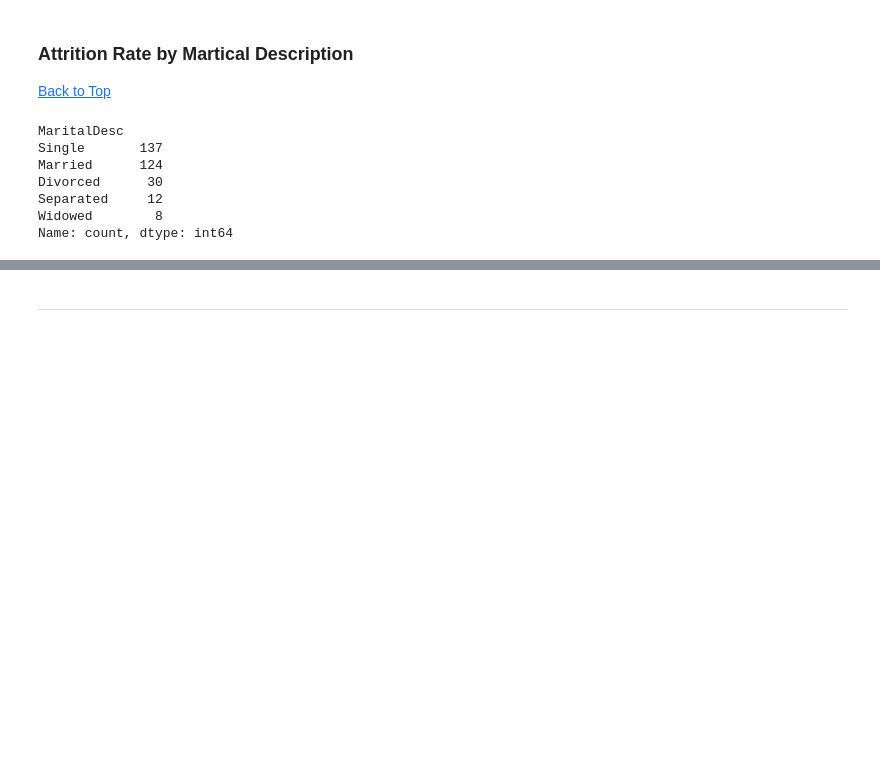
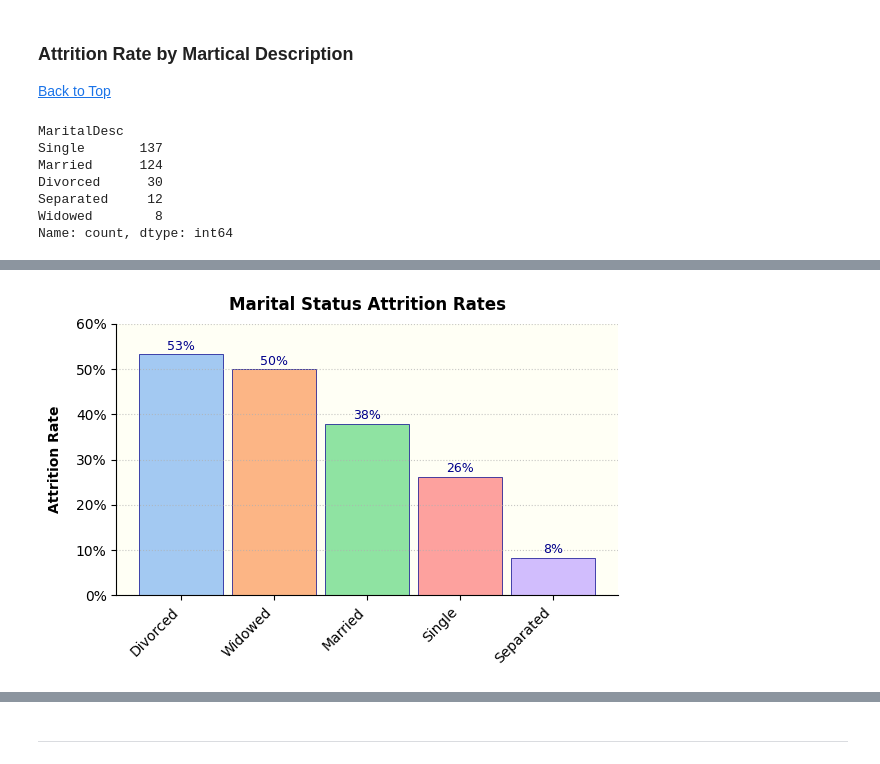
Before and after one commit to DanPkg/HR-Analytics-Insights-Project, a Jupyter notebook: human-resources-dataset-analysis-and-insights.ipynb, the cells around one changed output, grey strips where cells are left out. Saved outputs shown, nothing was run; the diff lists cells and outputs as text; code cells hidden in the pictures; blank space fills up the shorter version.

```diff
--- a/human-resources-dataset-analysis-and-insights.ipynb
+++ b/human-resources-dataset-analysis-and-insights.ipynb
@@ -3027,0 +3019,3 @@ Name: Termd, dtype: float64
+# %%
+marital_df = df.groupby('MaritalDesc')['Termd'].mean().reset_index(name='AttritionRate').sort_values(by='AttritionRate', ascending=False)
+marital_df
@@ -3027,0 +3029,49 @@ Name: Termd, dtype: float64
+# %%
+# Generate a pastel color palette.
+pastel_colors = generate_pastel_palette(len(marital_df))
+
+bar_width = 0.9 # custom bar width.
+
+# Plot the bar plot.
+fig, ax = plt.subplots(figsize=(6,4))
+ax.set_facecolor(chart_bg_color)
+
+# Set y-label ticks to display percentages
+yticks = np.arange(0, 1.01, 0.10)
+ax.set_yticks(yticks)
+ax.set_yticklabels([f'{tick:.0%}' for tick in yticks])
+
+# Get the current tick positions and labels.
+ticks = ax.get_xticklabels()
+
+# Adjust the position of the tick labels slightly to the left.
+for tick in ticks:
+    tick.set_horizontalalignment('right')
+    tick.set_x(-0.5)
+
+# Hide spines
+ax.spines['top'].set_visible(False)
+ax.spines['right'].set_visible(False)
+
+# Plot the bar plot
+plt.bar(marital_df['MaritalDesc'], marital_df['AttritionRate'],
+        color=pastel_colors, edgecolor=bar_edge_color, linewidth=0.5, width=bar_width)
+
+# Annotate bars with percentages
+for i, rate in enumerate(marital_df['AttritionRate']):
+    if rate > 0.00:
+        ax.text(i, rate + 0.01, f'{rate:.0%}', ha='center', color='darkblue', fontsize=9)
+
+# Add labels and title
+plt.xlabel('', fontsize=12)
+plt.ylabel('Attrition Rate', fontweight='bold', labelpad=10)
+plt.title('Marital Status Attrition Rates', fontweight='bold', pad=10)
+plt.xticks(rotation=45)
+
+# Display plot
+plt.tight_layout()
+plt.ylim(0, 0.60)
+plt.grid(True, alpha=0.70, axis='y', linestyle=':')
+plt.show()
+# %% [output]
+[figure, added]
```
Also changed, not shown: parts of 10 cells of this notebook.
